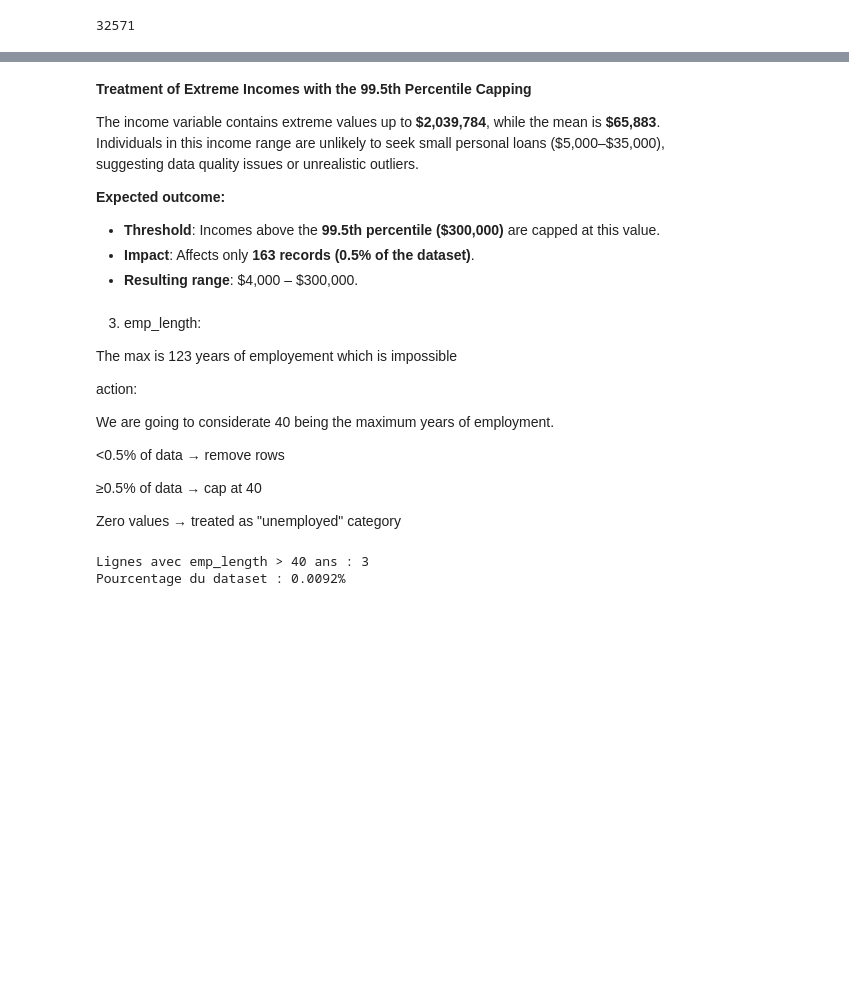
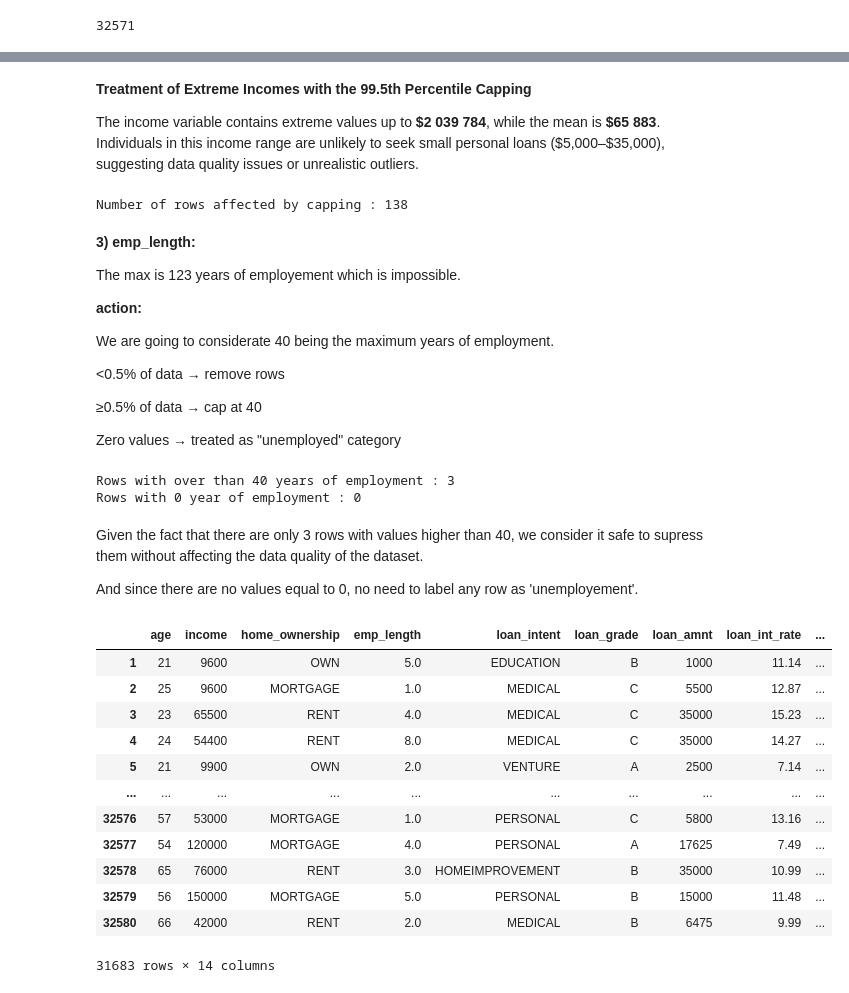
Before and after one commit to dnl-data/ML-credit-risk-prediction, a Jupyter notebook: notebooks/01_exploration_cleaning.ipynb, the cells around one changed output, grey strips where cells are left out. Cells and saved outputs as stored; diff of their text form; code cells hidden in the pictures; blank space fills up the shorter version.

```diff
--- a/notebooks/01_exploration_cleaning.ipynb
+++ b/notebooks/01_exploration_cleaning.ipynb
@@ -301,18 +301,27 @@ Max income: $2,039,784
 # %% [markdown]
 **Treatment of Extreme Incomes with the 99.5th Percentile Capping**
 
-The income variable contains extreme values up to **\$2,039,784**, while the mean is **\$65,883**. Individuals in this income range are unlikely to seek small personal loans (\$5,000–\$35,000), suggesting data quality issues or unrealistic outliers.
-
-**Expected outcome:**
-- **Threshold**: Incomes above the **99.5th percentile (\$300,000)** are capped at this value.
-- **Impact**: Affects only **163 records (0.5% of the dataset)**.
-- **Resulting range**: \$4,000 – \$300,000.
+The income variable contains extreme values up to **\$2 039 784**, while the mean is **\$65 883**. Individuals in this income range are unlikely to seek small personal loans (\$5,000–\$35,000), suggesting data quality issues or unrealistic outliers.
+# %%
+# income :Cap income at 99.5th percentile
+
+new_df2 = raw_df.copy()
+
+income_cap = 300000
+new_df2['income_clean'] = new_df2['income'].clip(upper=income_cap)
+
+# print number of rows affected
+rows_affected = (new_df2['income'] > income_cap).sum()
+
+print(f"Number of rows affected by capping : {rows_affected}")
+# %% [output]
+Number of rows affected by capping : 138
 # %% [markdown]
-3) emp_length:
+**3) emp_length:**
 
-The max is 123 years of employement which is impossible
+The max is 123 years of employement which is impossible.
 
-action:
+**action:**
 
 We are going to considerate 40 being the maximum years of employment.
 
@@ -323,11 +332,37 @@ We are going to considerate 40 being the maximum years of employment.
 Zero values → treated as "unemployed" category
 # %%
 # 3. emp_length : identify percentage of outliners (lines above 40 years)
-extreme_mask = raw_df['emp_length'] > 40
-extreme_count = extreme_mask.sum()
+extreme_high = new_df2['emp_length'] > 40
+extreme_count = extreme_high.sum()
+zero_emp = new_df2['emp_length'] < 0
+zero_count = zero_emp.sum()
 
-print(f"Lignes avec emp_length > 40 ans : {extreme_count}")
-print(f"Pourcentage du dataset : {extreme_count/len(raw_df):.4%}")
+print(f"Rows with over than 40 years of employment : {extreme_count}")
+print(f"Rows with 0 year of employment : {zero_count}")
 # %% [output]
-Lignes avec emp_length > 40 ans : 3
-Pourcentage du dataset : 0.0092%
+Rows with over than 40 years of employment : 3
+Rows with 0 year of employment : 0
+# %% [markdown]
+Given the fact that there are only 3 rows with values higher than 40, we consider it safe to supress them without affecting the data quality of the dataset.
+
+And since there are no values equal to 0, no need to label any row as 'unemployement'.
+# %%
+# emp_length : deleting rows over 40
+
+new_df3 = new_df2[new_df2['emp_length']<=40]
+
+new_df3
+# %% [output]
+|  | age | income | home_ownership | emp_length | loan_intent | loan_grade | loan_amnt | loan_int_rate | ... |
+| 1 | 21 | 9600 | OWN | 5.0 | EDUCATION | B | 1000 | 11.14 | ... |
+| 2 | 25 | 9600 | MORTGAGE | 1.0 | MEDICAL | C | 5500 | 12.87 | ... |
+| 3 | 23 | 65500 | RENT | 4.0 | MEDICAL | C | 35000 | 15.23 | ... |
+| 4 | 24 | 54400 | RENT | 8.0 | MEDICAL | C | 35000 | 14.27 | ... |
+| 5 | 21 | 9900 | OWN | 2.0 | VENTURE | A | 2500 | 7.14 | ... |
+| ... | ... | ... | ... | ... | ... | ... | ... | ... | ... |
+| 32576 | 57 | 53000 | MORTGAGE | 1.0 | PERSONAL | C | 5800 | 13.16 | ... |
+| 32577 | 54 | 120000 | MORTGAGE | 4.0 | PERSONAL | A | 17625 | 7.49 | ... |
+| 32578 | 65 | 76000 | RENT | 3.0 | HOMEIMPROVEMENT | B | 35000 | 10.99 | ... |
+| 32579 | 56 | 150000 | MORTGAGE | 5.0 | PERSONAL | B | 15000 | 11.48 | ... |
+| 32580 | 66 | 42000 | RENT | 2.0 | MEDICAL | B | 6475 | 9.99 | ... |
+31683 rows × 14 columns
```
Also changed, not shown: parts of 3 cells of this notebook.
